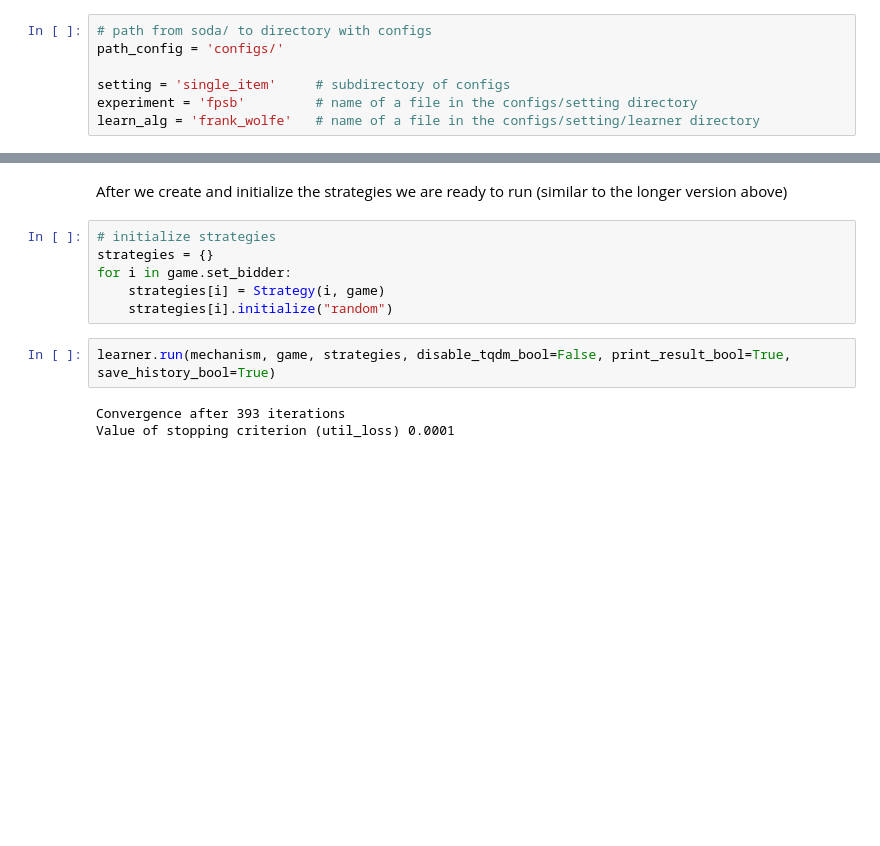
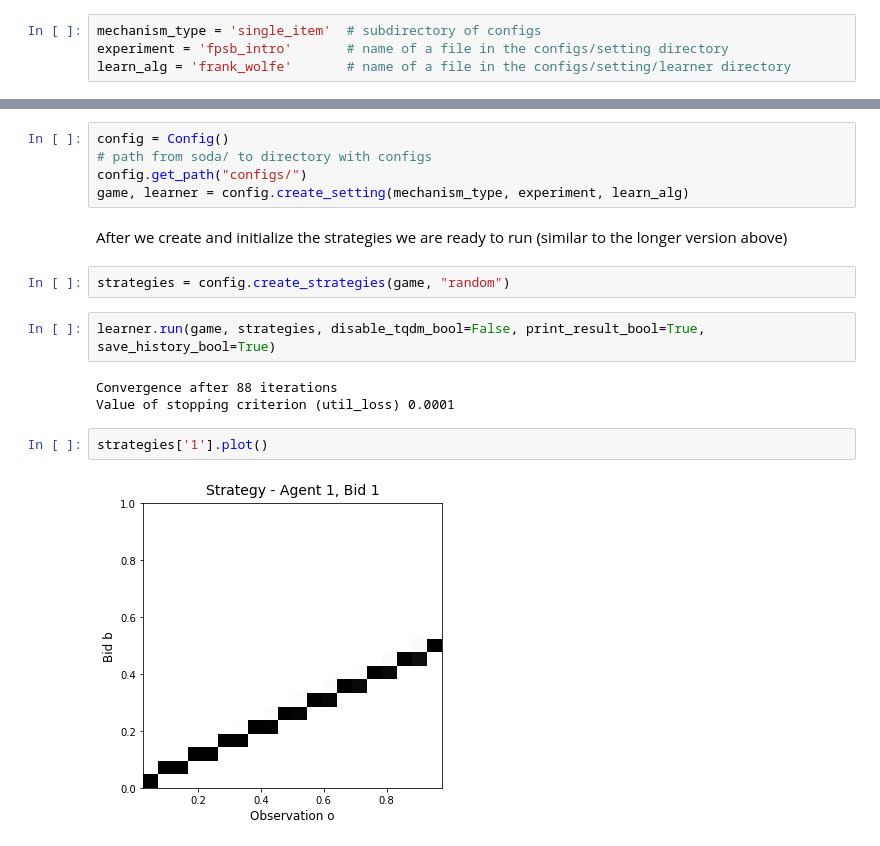
Before and after one commit to MOberlechner/soda, a Jupyter notebook: notebooks/intro.ipynb, the cells around one changed output, grey strips where cells are left out. Cells and saved outputs as stored; diff of their text form; blank space fills up the shorter version.

Commit message:
update intro notebook

```diff
--- a/notebooks/intro.ipynb
+++ b/notebooks/intro.ipynb
@@ -183,11 +180,8 @@ from src.util.setup import get_config, create_learner, create_setting
 # %% [markdown]
 First we have to define where we can find the config files
 # %%
-# path from soda/ to directory with configs
-path_config = 'configs/'
-
-setting = 'single_item'     # subdirectory of configs
-experiment = 'fpsb'         # name of a file in the configs/setting directory
-learn_alg = 'frank_wolfe'   # name of a file in the configs/setting/learner directory
+mechanism_type = 'single_item'  # subdirectory of configs
+experiment = 'fpsb_intro'       # name of a file in the configs/setting directory
+learn_alg = 'frank_wolfe'       # name of a file in the configs/setting/learner directory
 # %% [markdown]
 No we can import the configurations and create mechanism, game and learner
@@ -201,13 +188,18 @@ own gradient
+# %%
+config = Config()
+# path from soda/ to directory with configs
+config.get_path("configs/")
+game, learner = config.create_setting(mechanism_type, experiment, learn_alg)
 # %% [markdown]
 After we create and initialize the strategies we are ready to run (similar to the longer version above)
-# %%
-# initialize strategies
-strategies = {}
-for i in game.set_bidder:
-    strategies[i] = Strategy(i, game)
-    strategies[i].initialize("random")
+# %%
+strategies = config.create_strategies(game, "random")
 # %%
-learner.run(mechanism, game, strategies, disable_tqdm_bool=False, print_result_bool=True, save_history_bool=True)
+learner.run(game, strategies, disable_tqdm_bool=False, print_result_bool=True, save_history_bool=True)
 # %% [output]
-Convergence after 393 iterations
+Convergence after 88 iterations
 Value of stopping criterion (util_loss) 0.0001
+# %%
+strategies['1'].plot()
+# %% [output]
+[figure, added]
```
Also changed, not shown: parts of 15 cells of this notebook.
